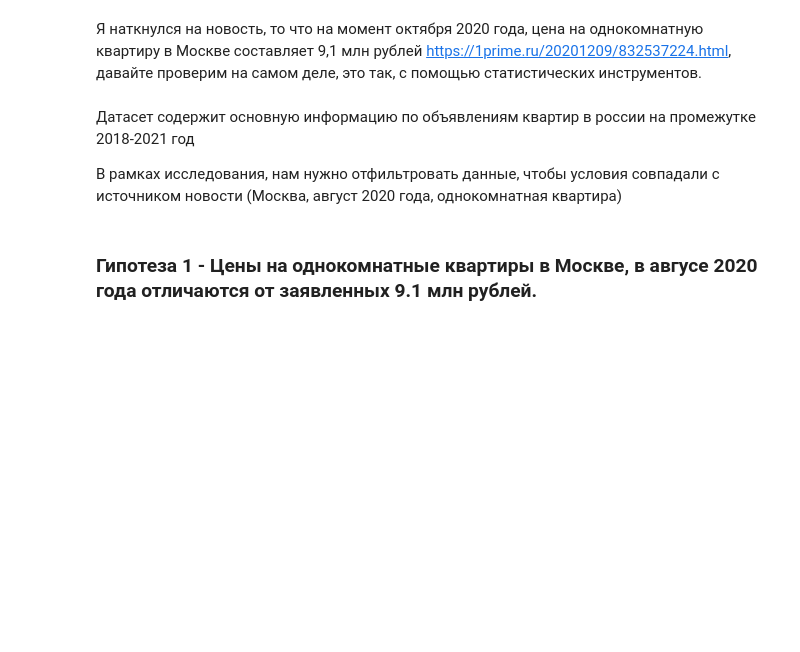
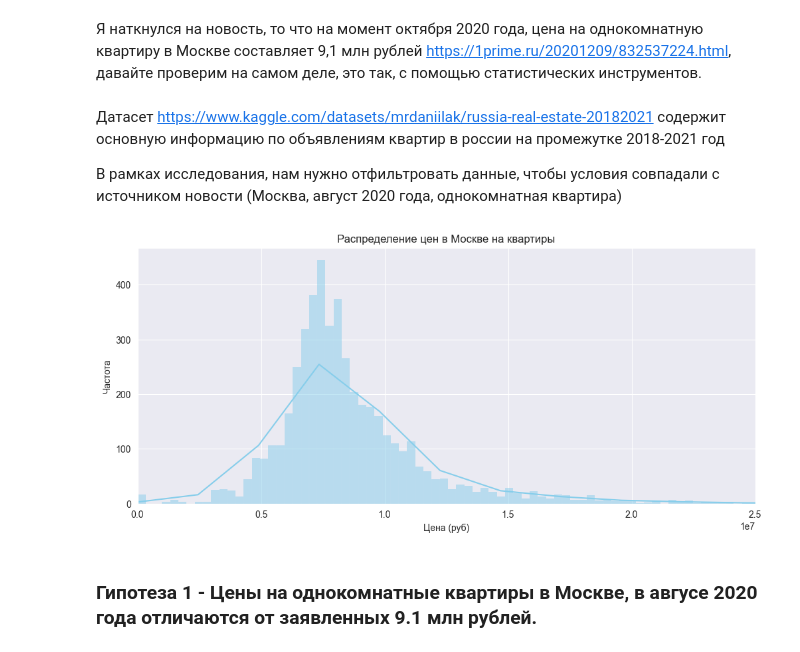
Before and after one commit to DanSikQ/Moscow_aparment_StatTest, a Jupyter notebook: stat_test.ipynb, the cells around one changed output. Cells and saved outputs as stored; diff of their text form; code cells hidden in the pictures; blank space fills up the shorter version.

```diff
--- a/stat_test.ipynb
+++ b/stat_test.ipynb
@@ -10,7 +10,7 @@ import scipy
 # %%
 price_russia = pd.read_csv('all_v2.csv')
 # %% [markdown]
-Датасет содержит основную информацию по объявлениям квартир в россии на промежутке 2018-2021 год
+Датасет https://www.kaggle.com/datasets/mrdaniilak/russia-real-estate-20182021 содержит основную информацию по объявлениям квартир в россии на промежутке 2018-2021 год
 
 В рамках исследования, нам нужно отфильтровать данные, чтобы условия совпадали с источником новости
 (Москва, август 2020 года, однокомнатная квартира)
@@ -20,6 +20,16 @@ price_russia_moscow = price_russia[(price_russia['region'] == 3) &
 (price_russia['date'].dt.year == 2020) &
 (price_russia['date'].dt.month == 10) &
 (price_russia['rooms'] == 1)]
+# %%
+plt.figure(figsize=(12,5))
+sns.histplot(price_russia_moscow['price'], kde=True, color='skyblue')
+plt.xlim(0,25000000)
+plt.title('Распределение цен в Москве на квартиры')
+plt.xlabel('Цена (руб)')
+plt.ylabel('Частота')
+plt.show()
+# %% [output]
+[figure, added]
 # %% [markdown]
 ### Гипотеза 1 - Цены на однокомнатные квартиры в Москве, в авгусе 2020 года отличаются от заявленных 9.1 млн рублей.
 # %% [markdown]
```
Also changed, not shown: parts of 15 cells of this notebook.
